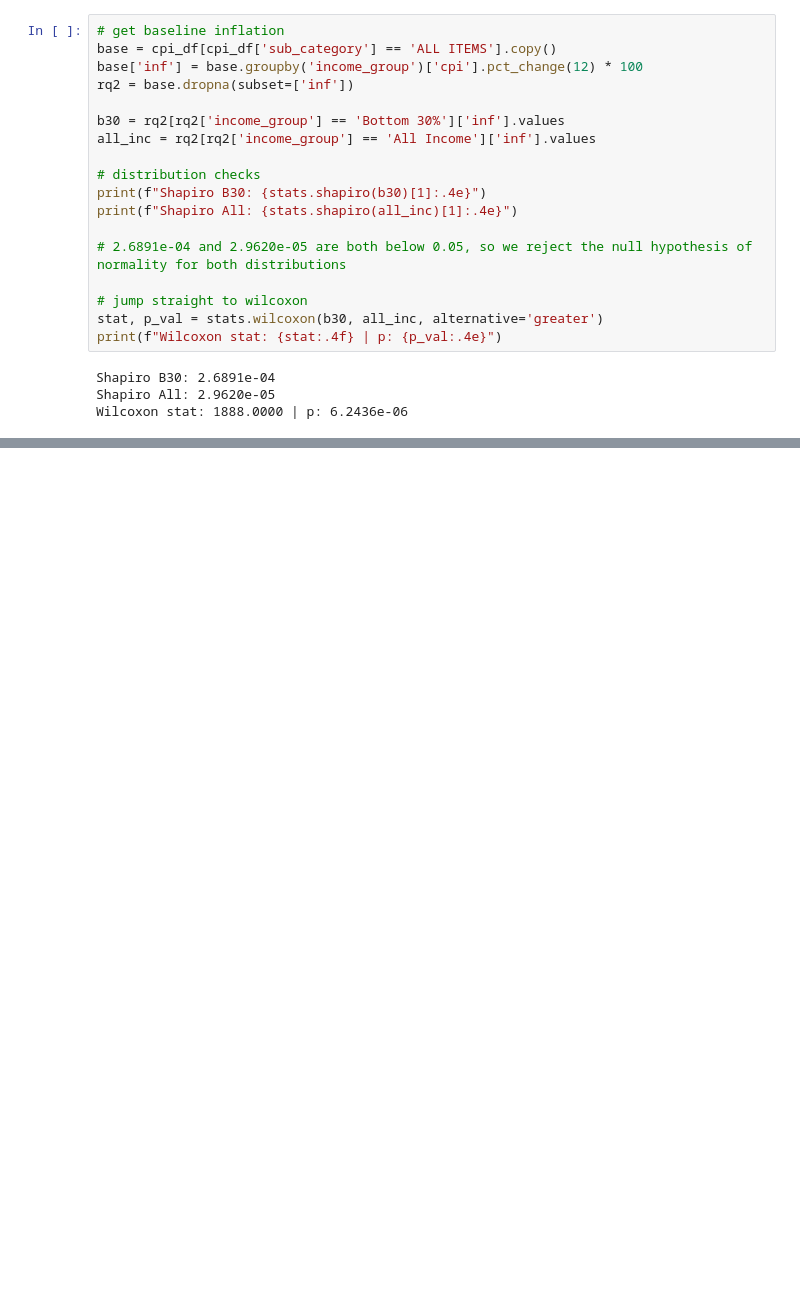
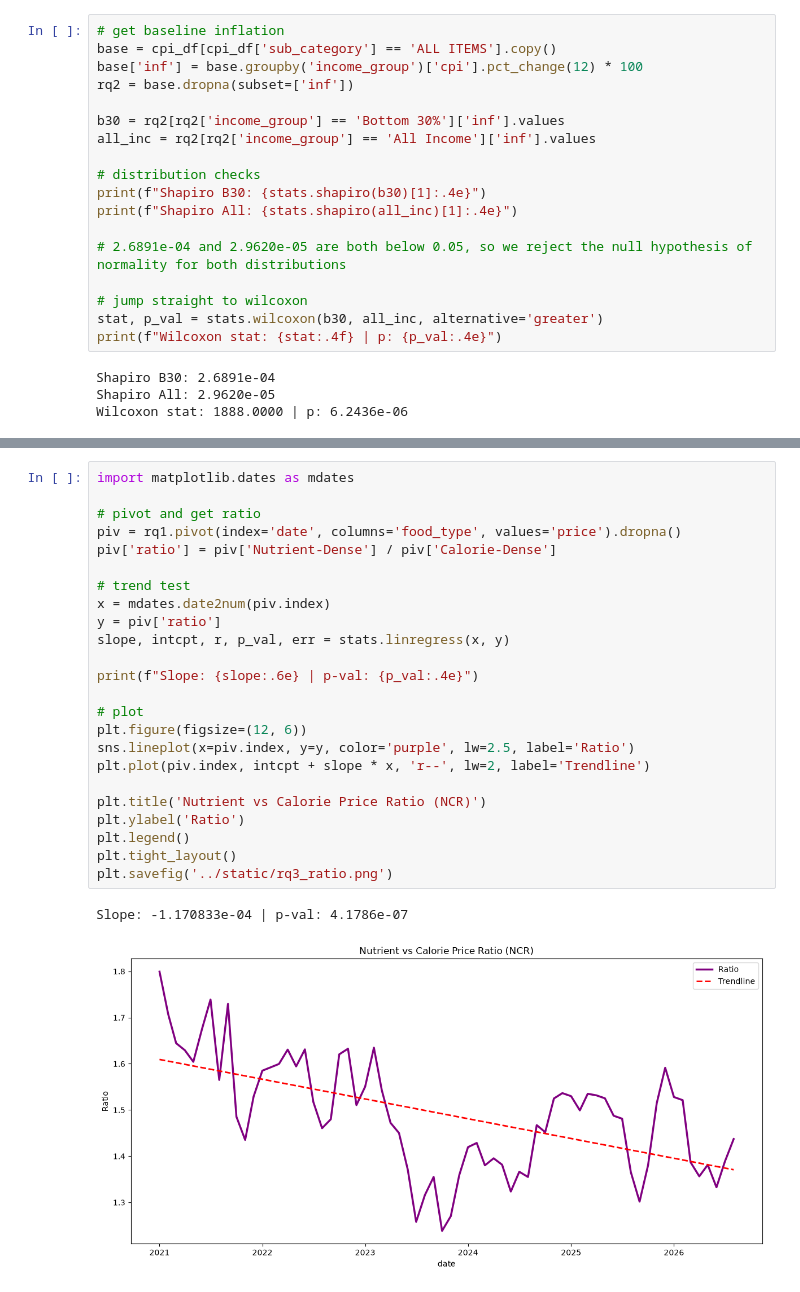
Before and after one commit to ptrn23/cs132-group7, a Jupyter notebook: data/eda.ipynb, the cells around one changed output, grey strips where cells are left out. Saved outputs shown, nothing was run; the diff lists cells and outputs as text; blank space fills up the shorter version.

```diff
--- a/data/eda.ipynb
+++ b/data/eda.ipynb
@@ -63,0 +81,27 @@ Wilcoxon stat: 1888.0000 | p: 6.2436e-06
+# %%
+import matplotlib.dates as mdates
+
+# pivot and get ratio
+piv = rq1.pivot(index='date', columns='food_type', values='price').dropna()
+piv['ratio'] = piv['Nutrient-Dense'] / piv['Calorie-Dense']
+
+# trend test
+x = mdates.date2num(piv.index)
+y = piv['ratio']
+slope, intcpt, r, p_val, err = stats.linregress(x, y)
+
+print(f"Slope: {slope:.6e} | p-val: {p_val:.4e}")
+
+# plot
+plt.figure(figsize=(12, 6))
+sns.lineplot(x=piv.index, y=y, color='purple', lw=2.5, label='Ratio')
+plt.plot(piv.index, intcpt + slope * x, 'r--', lw=2, label='Trendline')
+
+plt.title('Nutrient vs Calorie Price Ratio (NCR)')
+plt.ylabel('Ratio')
+plt.legend()
+plt.tight_layout()
+plt.savefig('../static/rq3_ratio.png')
+# %% [output]
+Slope: -1.170833e-04 | p-val: 4.1786e-07
+[figure, added]
```
Also changed, not shown: parts of 1 cell of this notebook, 2 other files.
